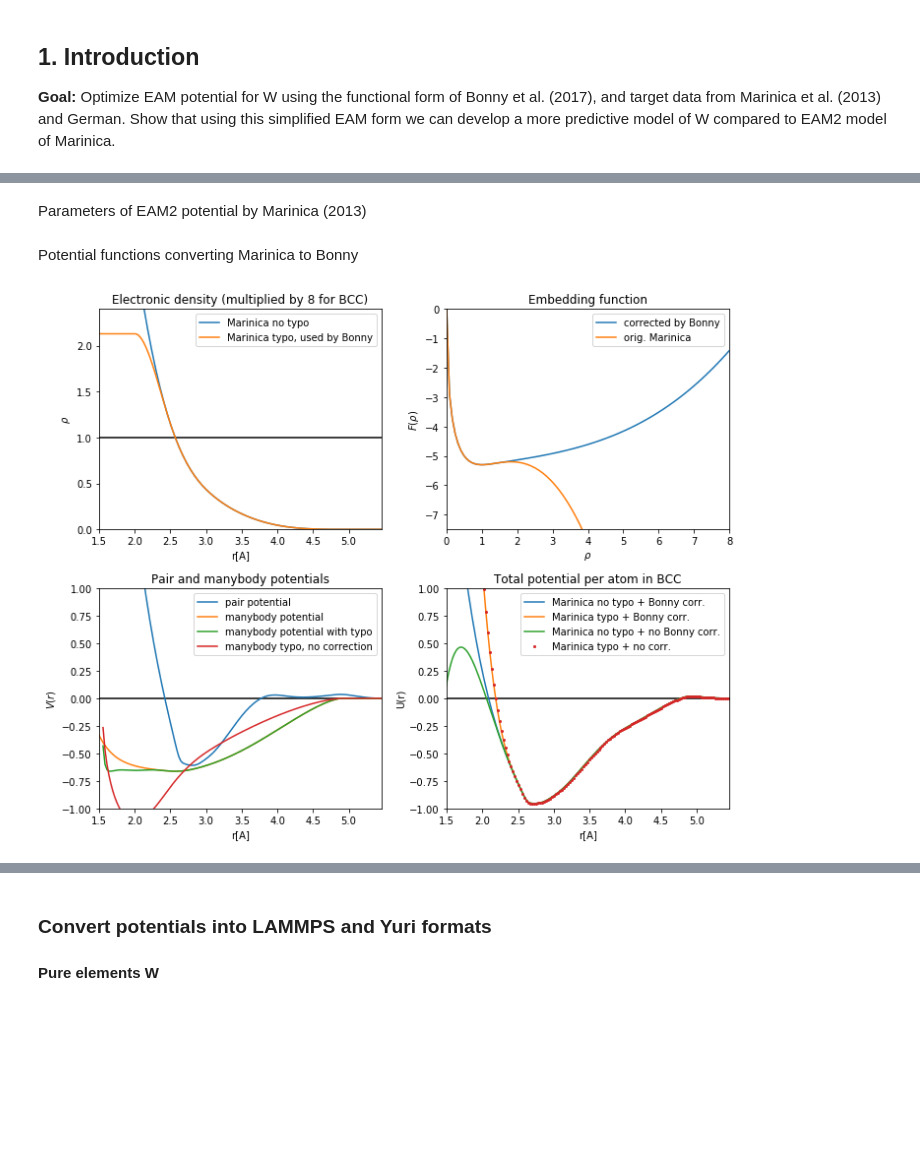
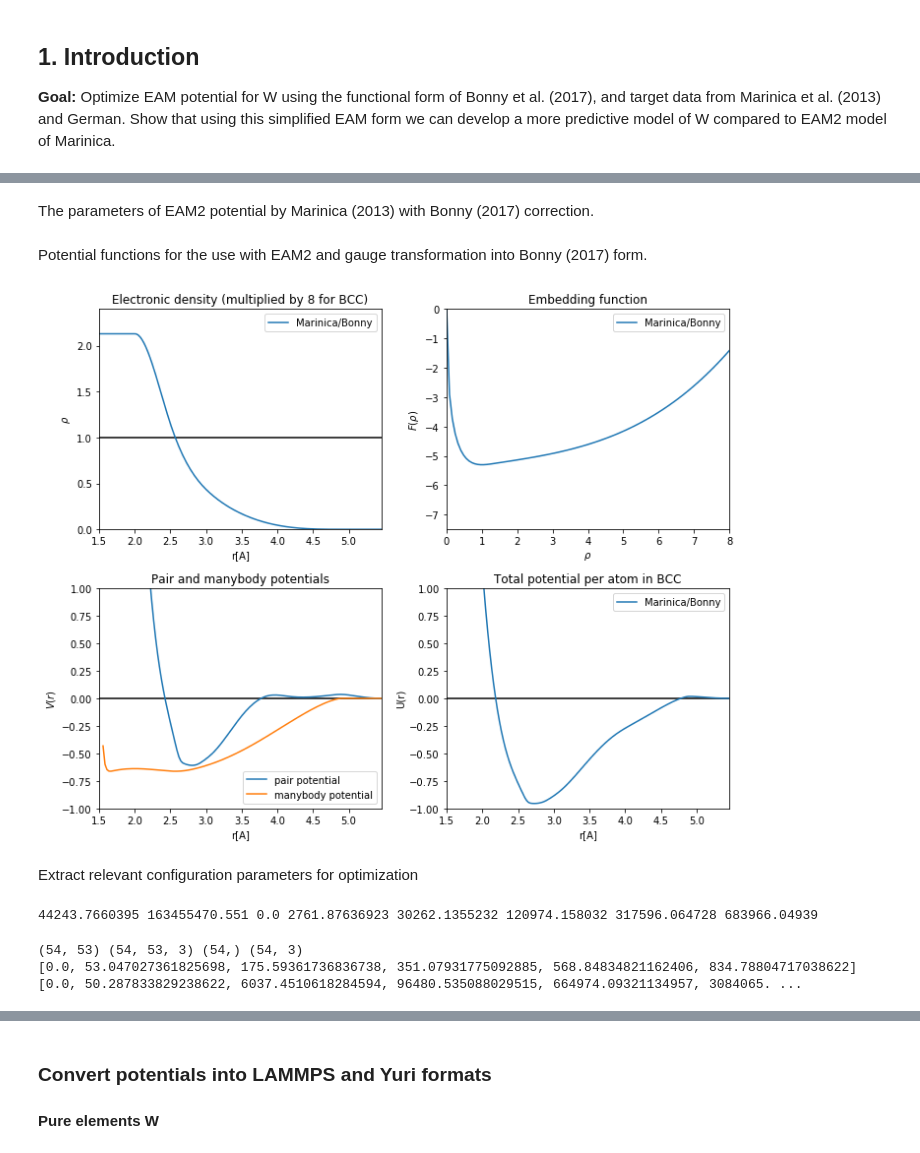
Before and after one commit to vlcekl/eam-models, a Jupyter notebook: notebooks/IFF_optimize.ipynb, the cells around one changed output, grey strips where cells are left out. Drawn from its saved outputs; the diff is of its cells as text; code cells hidden in the pictures; blank space fills up the shorter version.

```diff
--- a/notebooks/IFF_optimize.ipynb
+++ b/notebooks/IFF_optimize.ipynb
@@ -111,0 +296,4 @@ Optimization is based on minimization of statistical distance.
+# %%
+sc = [2.7, 3.252, 3.804, 4.356, 4.908, 5.46]
+
+a, b, c, d, e, f = get_stats_EAM(bcc_xyz, bcc_box, sc)
@@ -114,5 +310,5 @@ Starting potential (initial guess) is derived by fitting the chosen functional f
 # %% [markdown]
-Parameters of EAM2 potential by Marinica (2013)
+The parameters of EAM2 potential by Marinica (2013) with Bonny (2017) correction.
 # %%
 # Cohesive potential parameters
 rho_w_a = [-0.420429e1, 0.518217702, 0.5627208e-1, 0.344164179e-1]
@@ -142,23 +338,31 @@ arr = np.array([
 
 V_w_a = arr[:,1]
 V_w_r = arr[:,2]
-# %% [markdown]
-Potential functions converting Marinica to Bonny
+# %% [markdown]
+Potential functions for the use with EAM2 and gauge transformation into Bonny (2017) form.
 # %%
 # Gauge conversion perameters
 C = 1.848055990
 S = 2.232322602e-1
 
-# Rescaled pair potential function
-V_eam2 = lambda r: 0.5*(V(r, V_w_a, V_w_r) - 2*C*rho(r, rho_w_a, rho_w_r))
-
 # Rescaled cohesive potential function
 rho = lambda r: phi(r, rho_w_a, rho_w_r)*S
+#pot_coh = np.array([rho(x) for x in r])
+#imax = np.argmax(pot_coh)
+#rmax = r[imax]
+#dmax = pot_coh.max()
 
 # Rescaled embedding function with Bonny's correction
 Fe = lambda d, a: F(d/S, a) + C/S*d # rescaled potential
 Fc = lambda d, a: a[0] + a[1]*d + a[2]*d**2 + a[3]*d**3 # correction
 Fa = lambda d, a1, a2: Fe(d, a1) if d < 1.359141225 else Fc(d, a2) # rescaled + correction
+
+# Rescaled pair potential function
+V_pair = lambda r: 0.5*(V(r, V_w_a, V_w_r) - 2*C*rho(r)/S)
+
+# Manybody potential for 8 NN
+V_man = lambda x: Fa(rho(x)*8, F_w_a, Fc_w_a)/8
+V_many = lambda d: Fa(d, F_w_a, Fc_w_a)
 # %%
 # plot the functions and potentials
 rcut = 5.46
@@ -167,14 +371,12 @@ r = np.linspace(0., rcut, 201)
 plt.figure(figsize=(10,8))
 
 # Electronic density
-dens = [rho(x, rho_w_a, rho_w_r)*S*8 for x in r]
-dens_old = np.array([rho(x, rho_w_a_old, rho_w_r)*S*8 for x in r])
-imax = np.argmax(dens_old)
-dens_old[0:imax] = dens_old.max()
+pot_coh = np.array([rho(x)*8 for x in r])
+imax = np.argmax(pot_coh)
+pot_coh[0:imax] = pot_coh.max()
 plt.subplot(221)
 plt.title('Electronic density (multiplied by 8 for BCC)')
-plt.plot(r, dens, label='Marinica no typo')
-plt.plot(r, dens_old, label='Marinica typo, used by Bonny')
+plt.plot(r, pot_coh, label='Marinica/Bonny')
 plt.legend()
 plt.hlines(1.0, 1.5, rcut)
 plt.axis([1.5, rcut, 0, 0.3*8])
@@ -184,52 +386,42 @@ plt.ylabel(r'$ \rho $')
 # Embedding function
 dens = np.linspace(0., 8., 101)
 embed = [Fa(d, F_w_a, Fc_w_a) for d in dens]
-embed_old = [Fe(d, F_w_a) for d in dens]
 plt.subplot(222)
 plt.title('Embedding function')
-plt.plot(dens, embed, label='corrected by Bonny')
-plt.plot(dens, embed_old, label='orig. Marinica')
+plt.plot(dens, embed, label='Marinica/Bonny')
 plt.legend()
 plt.axis([0, 8, -7.5, 0.0])
 plt.xlabel(r'$\rho$')
 plt.ylabel(r'$F(\rho)$')
 
 # Pair and manybody potentials
-pot = [V(x, V_w_a, V_w_r) - 2*C*rho(x, rho_w_a, rho_w_r) for x in r]
-#V(x, V_w_a, V_w_r) - 2*C*rho(x, rho_w_a_old, rho_w_r)
-pot_manybody = [u_manybody(x) for x in r]
-pot_manybody_typo = [u_manybody_typo(x) for x in r]
-pot_manybody_marinica = [u_manybody_marinica(x) for x in r]
+pot_pair = [V(x, V_w_a, V_w_r) - 2*C*rho(x)/S for x in r]
 
+#pot_pair = [V_pair(x) for x in r]
+pot_manybody = [V_man(x) for x in r]
 plt.subplot(223)
 plt.title('Pair and manybody potentials')
-plt.plot(r, pot, label='pair potential')
+plt.plot(r, pot_pair, label='pair potential')
 plt.plot(r, pot_manybody, label='manybody potential')
-plt.plot(r, pot_manybody_typo, label='manybody potential with typo')
-plt.plot(r, pot_manybody_marinica, label='manybody typo, no correction')
 plt.legend()
 plt.hlines(0.0, 1.5, rcut)
 plt.axis([1.5, rcut, -1.0, 1.0])
 plt.xlabel('r[A]')
 plt.ylabel(r'$V(r)$')
 
 # Total potential per atom (bulk)
-pot = [utot(x) for x in r]
-pot_bonny = [utot_bonny(x) for x in r]
-pot_marinica = [utot_marinica(x) for x in r]
-pot_marinica_typo = [utot_marinica_typo(x) for x in r]
+pot_tot = [V_pair(x) + V_man(x) for x in r]
 plt.subplot(224)
 plt.title('Total potential per atom in BCC')
-plt.plot(r, pot, label='Marinica no typo + Bonny corr.')
-plt.plot(r, pot_bonny, label='Marinica typo + Bonny corr.')
-plt.plot(r, pot_marinica, label='Marinica no typo + no Bonny corr.')
-plt.plot(r, pot_marinica_typo, 'o', ms=2, label='Marinica typo + no corr.')
+plt.plot(r, pot_tot, label='Marinica/Bonny')
 plt.legend()
 plt.hlines(0.0, 1.5, rcut)
 plt.axis([1.5, rcut, -1, 1.0])
 plt.xlabel('r[A]')
 plt.ylabel(r'U(r)')
 
 plt.tight_layout()
 # %% [output]
-[figure, old version]
+[figure, new version]
+# %% [markdown]
+Extract relevant configuration parameters for optimization
@@ -235,0 +468,16 @@ plt.tight_layout()
+# %%
+rr = pair_dist(bcc_xyz, bcc_box)
+
+# set of spline nodes
+sc = [2.7, 3.252, 3.804, 4.356, 4.908, 5.46]
+
+aa, A, C = get_stats(rr, sc)
+print(A, C, *aa)
+# %% [output]
+44243.7660395 163455470.551 0.0 2761.87636923 30262.1355232 120974.158032 317596.064728 683966.04939
+# %%
+aa, A, C = get_stats_EAM(bcc_xyz, bcc_box, sc)
+print(A, C, *aa)
+# %% [output]
+(54, 53) (54, 53, 3) (54,) (54, 3)
+[0.0, 53.047027361825698, 175.59361736836738, 351.07931775092885, 568.84834821162406, 834.78804717038622] [0.0, 50.287833829238622, 6037.4510618284594, 96480.535088029515, 664974.09321134957, 3084065. ...
```
Also changed, not shown: parts of 42 cells of this notebook, 1 other file.
